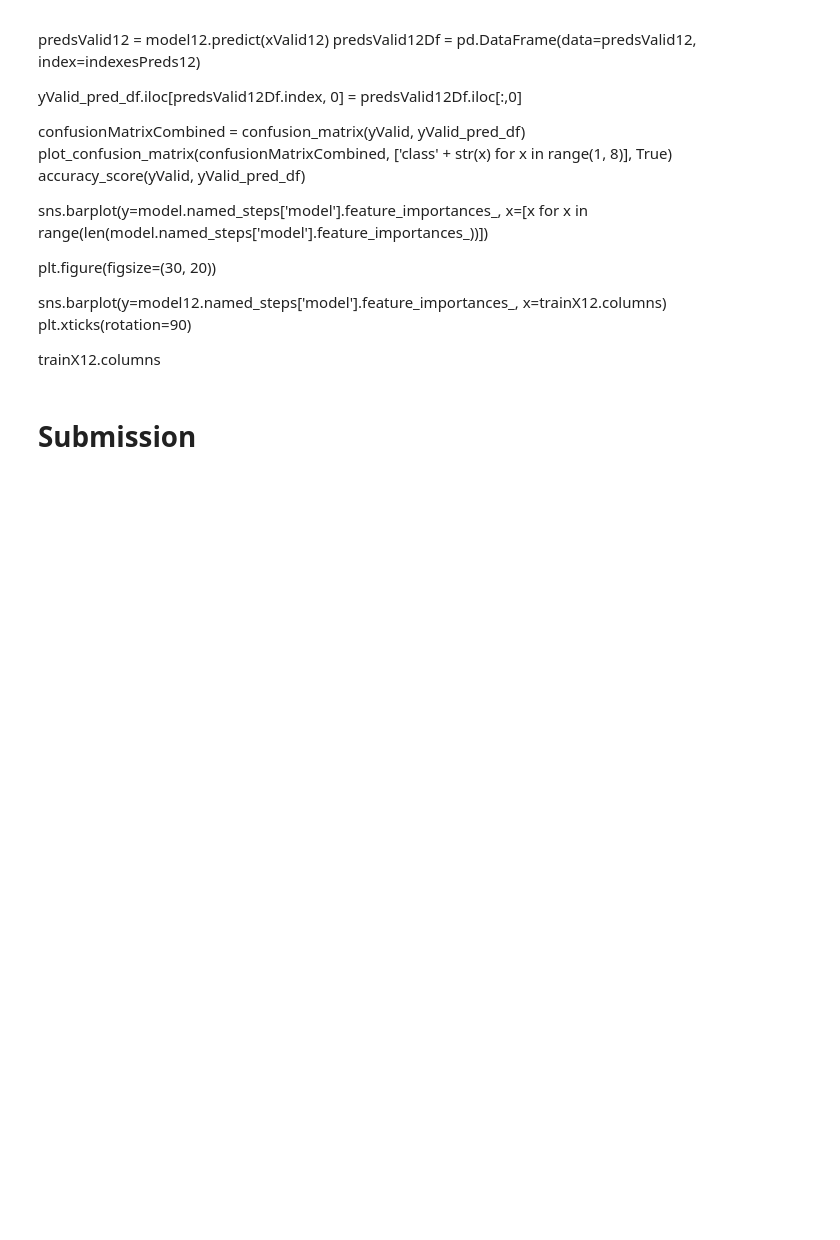
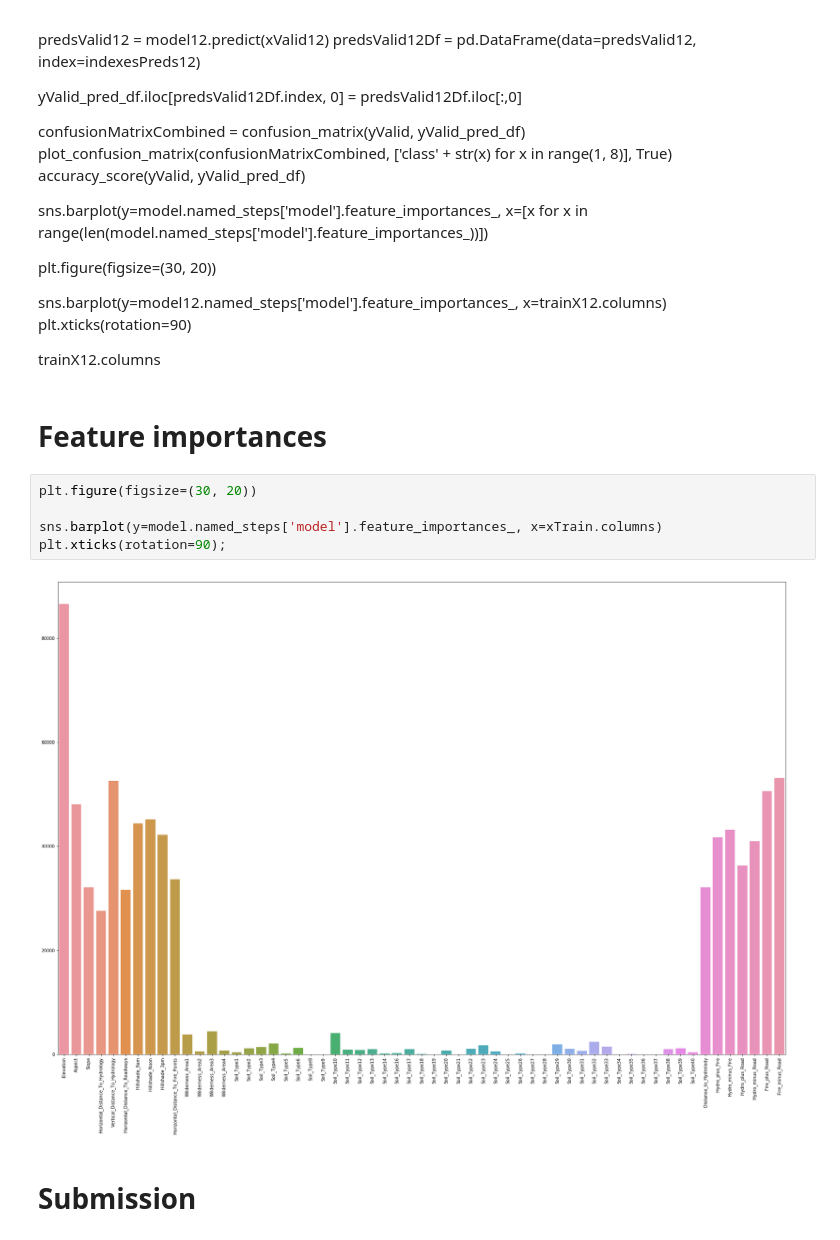
Before and after one commit to khanhnguyenqk/kaggle, a Jupyter notebook: forest-cover-type-prediction/main/main.ipynb, the cells around one changed output. Cells and saved outputs as stored; diff of their text form; blank space fills up the shorter version.

Commit message:
Plot feature importances to decide feature engineer

```diff
--- a/forest-cover-type-prediction/main/main.ipynb
+++ b/forest-cover-type-prediction/main/main.ipynb
@@ -426,6 +370,15 @@ plt.xticks(rotation=90)
 
 
 trainX12.columns
+# %% [markdown]
+# Feature importances
+# %%
+plt.figure(figsize=(30, 20))
+
+sns.barplot(y=model.named_steps['model'].feature_importances_, x=xTrain.columns)
+plt.xticks(rotation=90);
+# %% [output]
+[figure, added]
 # %% [markdown]
 # Submission
 # %%
```
Also changed, not shown: parts of 6 cells of this notebook.
